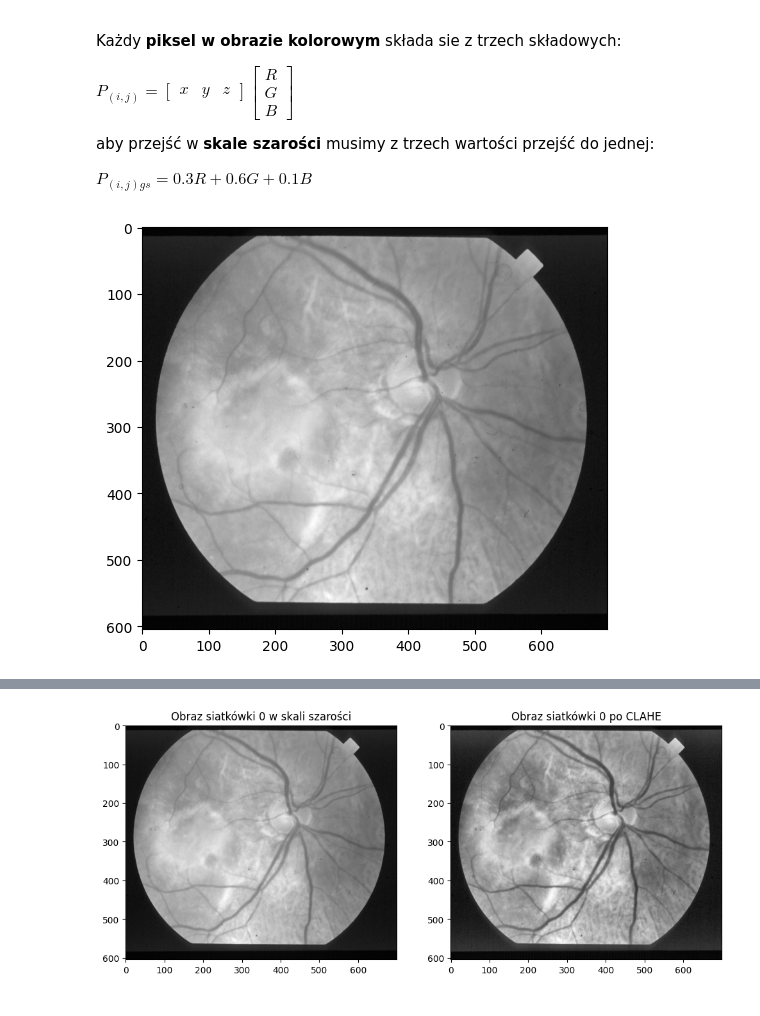
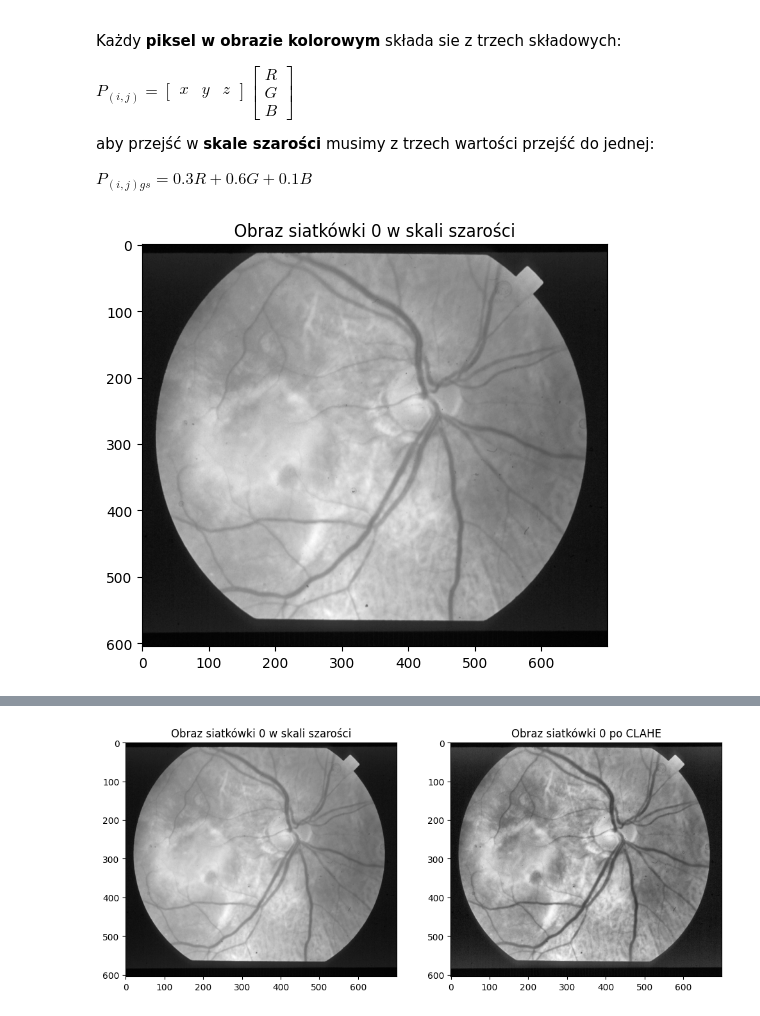
Before and after one commit to janekandrz/sp_final, a Jupyter notebook: spfinal.ipynb, the cells around one changed output, grey strips where cells are left out. Drawn from its saved outputs; the diff is of its cells as text; code cells hidden in the pictures.

```diff
--- a/spfinal.ipynb
+++ b/spfinal.ipynb
@@ -66,13 +68,14 @@ $
 # %%
 imgsGray = []
 for i in range(len(df)):
     imgsGray.append(cv2.imread(df["img"][i],cv2.IMREAD_GRAYSCALE))
 
 plt.figure(figsize=(6,6))
+plt.title("Obraz siatkówki 0 w skali szarości")
 plt.imshow(imgsGray[0],cmap="gray")
 plt.show()
 # %% [output]
-[figure, old version]
+[figure, new version]
 # %% [markdown]
 ## Zwiekszenie kontrastu( Contrast-Limited Adaptive Histogram Equalization (CLAHE))
 
```
Also changed, not shown: parts of 11 cells of this notebook, 1 other file.
